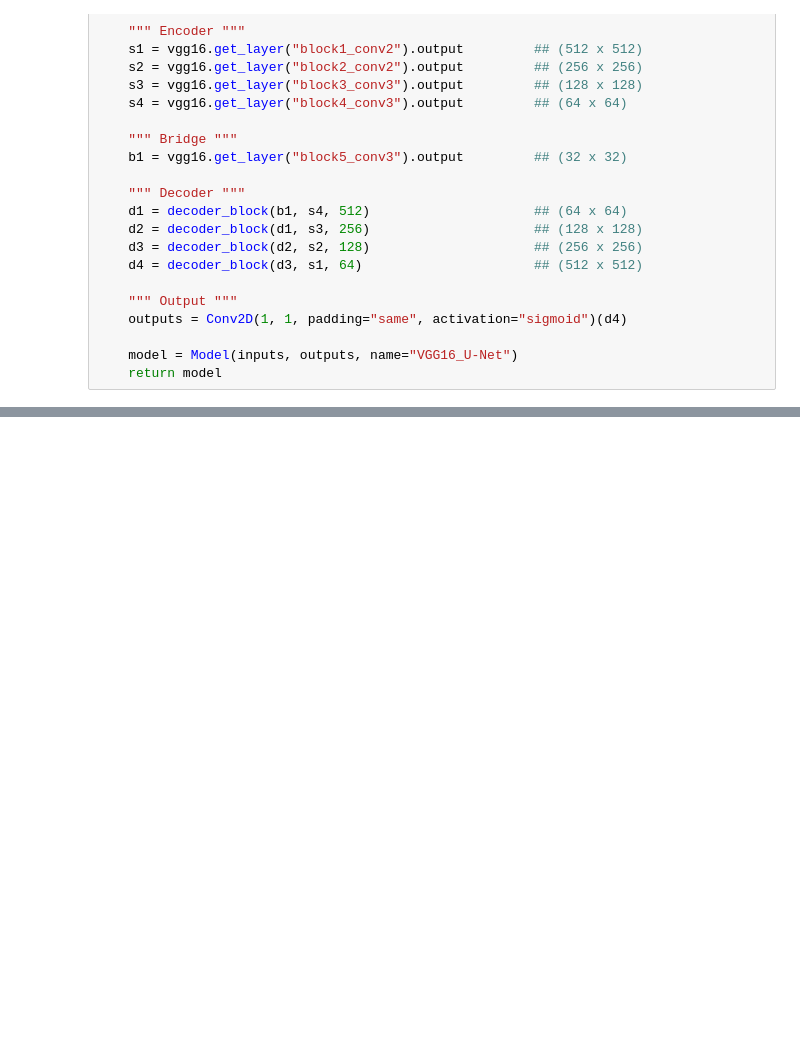
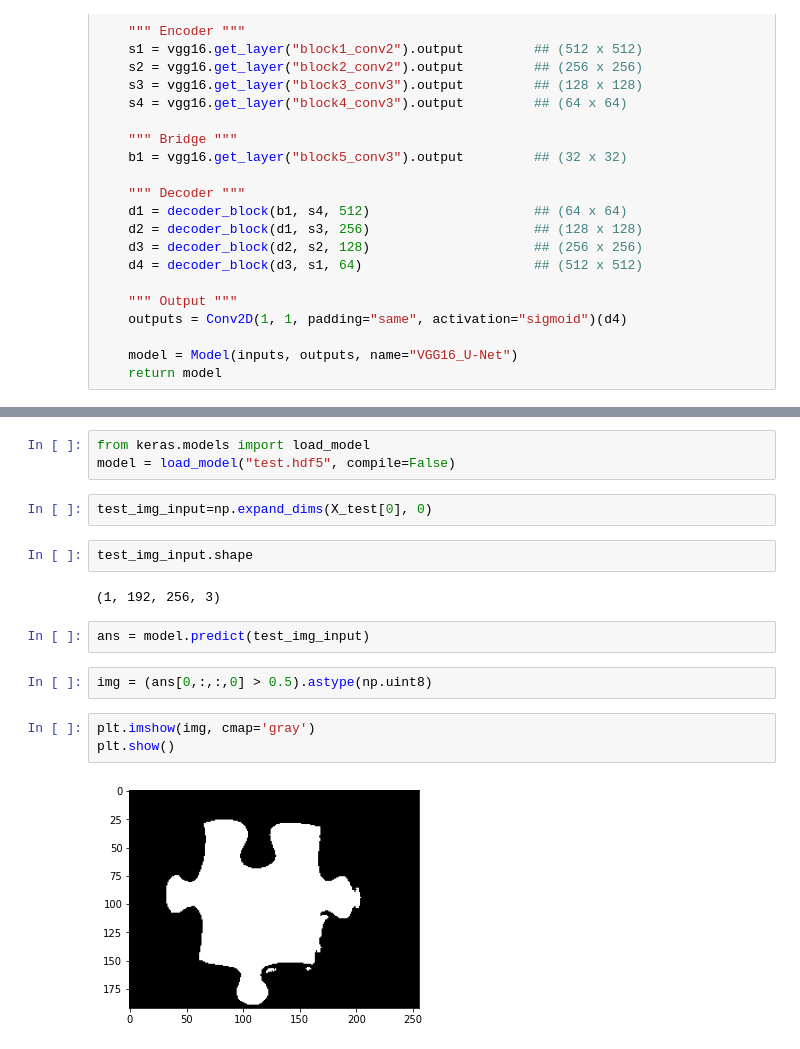
Before and after one commit to ThishenP/puzzle-piece-segmentation, a Jupyter notebook: UNET.ipynb, the cells around one changed output, grey strips where cells are left out. Saved outputs shown, nothing was run; the diff lists cells and outputs as text; blank space fills up the shorter version.

```diff
--- a/UNET.ipynb
+++ b/UNET.ipynb
@@ -166,0 +222,18 @@ Adam(learning_rate=0.001)
+# %%
+from keras.models import load_model
+model = load_model("test.hdf5", compile=False)
+# %%
+test_img_input=np.expand_dims(X_test[0], 0)
+# %%
+test_img_input.shape
+# %% [output]
+(1, 192, 256, 3)
+# %%
+ans = model.predict(test_img_input)
+# %%
+img = (ans[0,:,:,0] > 0.5).astype(np.uint8)
+# %%
+plt.imshow(img, cmap='gray')
+plt.show()
+# %% [output]
+[figure, added]
```
Also changed, not shown: parts of 16 cells of this notebook, 1 other file.
